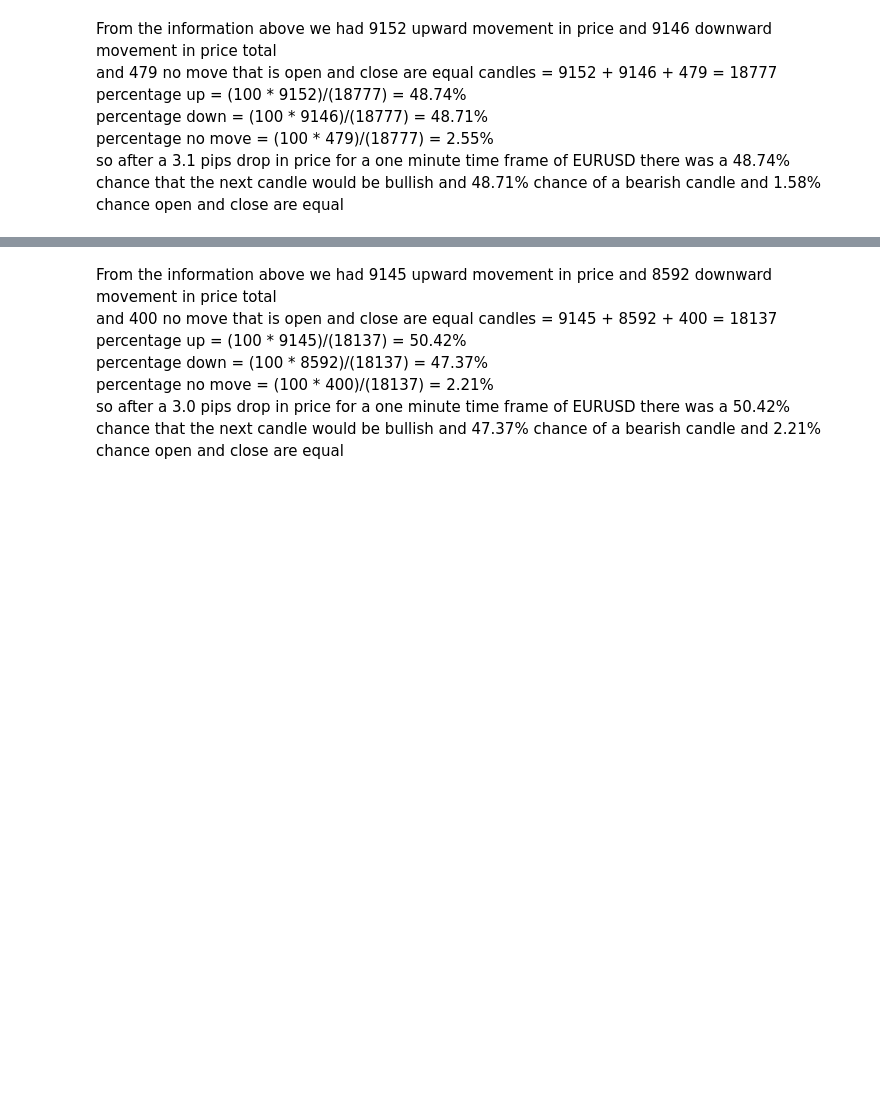
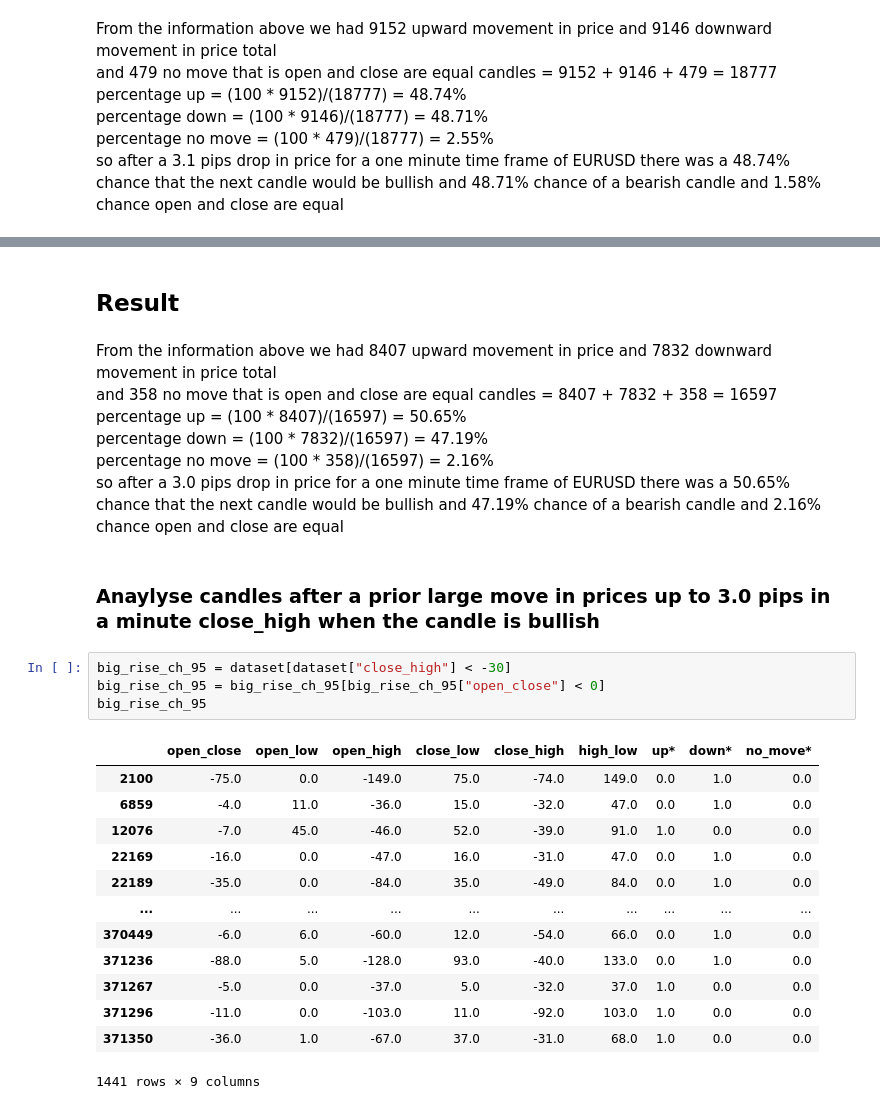
Before and after one commit to Joshuajee/binary-options-analysis, a Jupyter notebook: forex_stat_eurusd_m1_ohlc_binary_stat.ipynb, the cells around one changed output, grey strips where cells are left out. Drawn from its saved outputs; the diff is of its cells as text; blank space fills up the shorter version.

```diff
--- a/forex_stat_eurusd_m1_ohlc_binary_stat.ipynb
+++ b/forex_stat_eurusd_m1_ohlc_binary_stat.ipynb
@@ -436,9 +490,31 @@ up*  down*  no_move*
 dtype: int64
+# %% [markdown]
+## Result
 # %% [markdown]
-From the information above we had 9145 upward movement in price and 8592 downward movement in price total <br/>
-and 400 no move that is open and close are equal
-candles = 9145 + 8592 + 400 = 18137<br/>
-percentage up = (100 * 9145)/(18137) = 50.42% <br/>
-percentage down = (100 * 8592)/(18137) = 47.37% <br/>
-percentage no move = (100 * 400)/(18137) = 2.21% <br/>
-so after a 3.0 pips drop in price for a one minute time frame of EURUSD there was a 50.42% chance that the next candle would be bullish and 47.37% chance of a bearish candle and 2.21% chance open and close are equal
+From the information above we had 8407 upward movement in price and 7832 downward movement in price total <br/>
+and 358 no move that is open and close are equal
+candles = 8407 + 7832 + 358 = 16597 <br/>
+percentage up = (100 * 8407)/(16597) = 50.65% <br/>
+percentage down = (100 * 7832)/(16597) = 47.19% <br/>
+percentage no move = (100 * 358)/(16597) = 2.16% <br/>
+so after a 3.0 pips drop in price for a one minute time frame of EURUSD there was a 50.65% chance that the next candle would be bullish and 47.19% chance of a bearish candle and 2.16% chance open and close are equal
+# %% [markdown]
+### Anaylyse candles after a prior large move in prices up to 3.0 pips in a minute close_high when the candle is bullish
+# %%
+big_rise_ch_95 = dataset[dataset["close_high"] < -30]
+big_rise_ch_95 = big_rise_ch_95[big_rise_ch_95["open_close"] < 0]
+big_rise_ch_95
+# %% [output]
+|  | open_close | open_low | open_high | close_low | close_high | high_low | up* | down* | no_move* |
+| 2100 | -75.0 | 0.0 | -149.0 | 75.0 | -74.0 | 149.0 | 0.0 | 1.0 | 0.0 |
+| 6859 | -4.0 | 11.0 | -36.0 | 15.0 | -32.0 | 47.0 | 0.0 | 1.0 | 0.0 |
+| 12076 | -7.0 | 45.0 | -46.0 | 52.0 | -39.0 | 91.0 | 1.0 | 0.0 | 0.0 |
+| 22169 | -16.0 | 0.0 | -47.0 | 16.0 | -31.0 | 47.0 | 0.0 | 1.0 | 0.0 |
+| 22189 | -35.0 | 0.0 | -84.0 | 35.0 | -49.0 | 84.0 | 0.0 | 1.0 | 0.0 |
+| ... | ... | ... | ... | ... | ... | ... | ... | ... | ... |
+| 370449 | -6.0 | 6.0 | -60.0 | 12.0 | -54.0 | 66.0 | 0.0 | 1.0 | 0.0 |
+| 371236 | -88.0 | 5.0 | -128.0 | 93.0 | -40.0 | 133.0 | 0.0 | 1.0 | 0.0 |
+| 371267 | -5.0 | 0.0 | -37.0 | 5.0 | -32.0 | 37.0 | 1.0 | 0.0 | 0.0 |
+| 371296 | -11.0 | 0.0 | -103.0 | 11.0 | -92.0 | 103.0 | 1.0 | 0.0 | 0.0 |
+| 371350 | -36.0 | 1.0 | -67.0 | 37.0 | -31.0 | 68.0 | 1.0 | 0.0 | 0.0 |
+1441 rows × 9 columns
```
Also changed, not shown: parts of 34 cells of this notebook.
